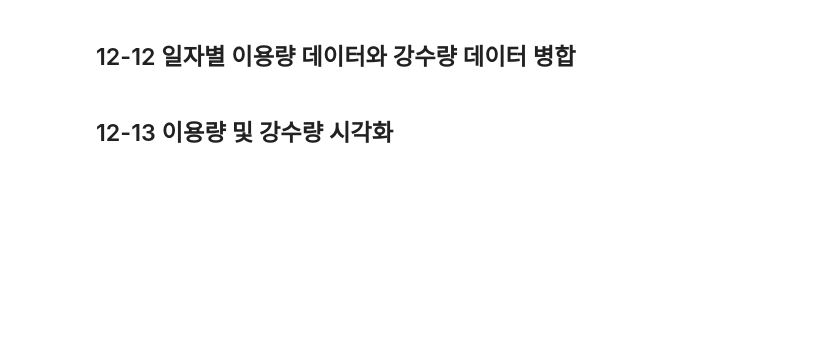
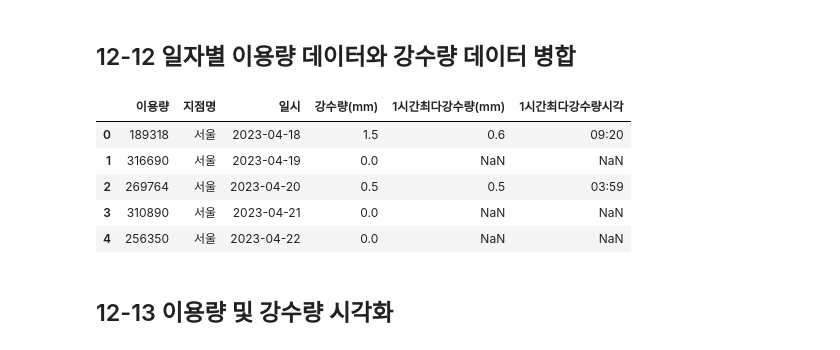
Before and after one commit to MinhoKang/Data-Analysis-with-Open-Source, a Jupyter notebook: 오픈소스_데이터_분석_12강.ipynb, the cells around one changed output. Cells and saved outputs as stored; diff of their text form; code cells hidden in the pictures; blank space fills up the shorter version.

```diff
--- a/오픈소스_데이터_분석_12강.ipynb
+++ b/오픈소스_데이터_분석_12강.ipynb
@@ -337,11 +365,18 @@ rain_df.drop(columns=['\t지점번호', 'Unnamed: 6'], inplace=True)
 ## 12-12 일자별 이용량 데이터와 강수량 데이터 병합
 # %%
 ## 일자별 이용량과 강수량 데이터 병합 (daily_usage_gf의 기준_날짜, rain_df의 일시를 기준으로 결합)
-
+merged_df = pd.merge(daily_usage_df, rain_df, how='left', left_on='기준_날짜', right_on='일시')
 ## 'count' 컬럼명 '이용량'으로 변경
 merged_df.rename(columns={'count': '이용량'}, inplace=True)
 ## 병합된 데이터프레임 상위 5행 출력
 merged_df.head(5)
+# %% [output]
+|  | 이용량 | 지점명 | 일시 | 강수량(mm) | 1시간최다강수량(mm) | 1시간최다강수량시각 |
+| 0 | 189318 | 서울 | 2023-04-18 | 1.5 | 0.6 | 09:20 |
+| 1 | 316690 | 서울 | 2023-04-19 | 0.0 | NaN | NaN |
+| 2 | 269764 | 서울 | 2023-04-20 | 0.5 | 0.5 | 03:59 |
+| 3 | 310890 | 서울 | 2023-04-21 | 0.0 | NaN | NaN |
+| 4 | 256350 | 서울 | 2023-04-22 | 0.0 | NaN | NaN |
 # %% [markdown]
 ## 12-13 이용량 및 강수량 시각화
 # %%
```
Also changed, not shown: parts of 5 cells of this notebook.
